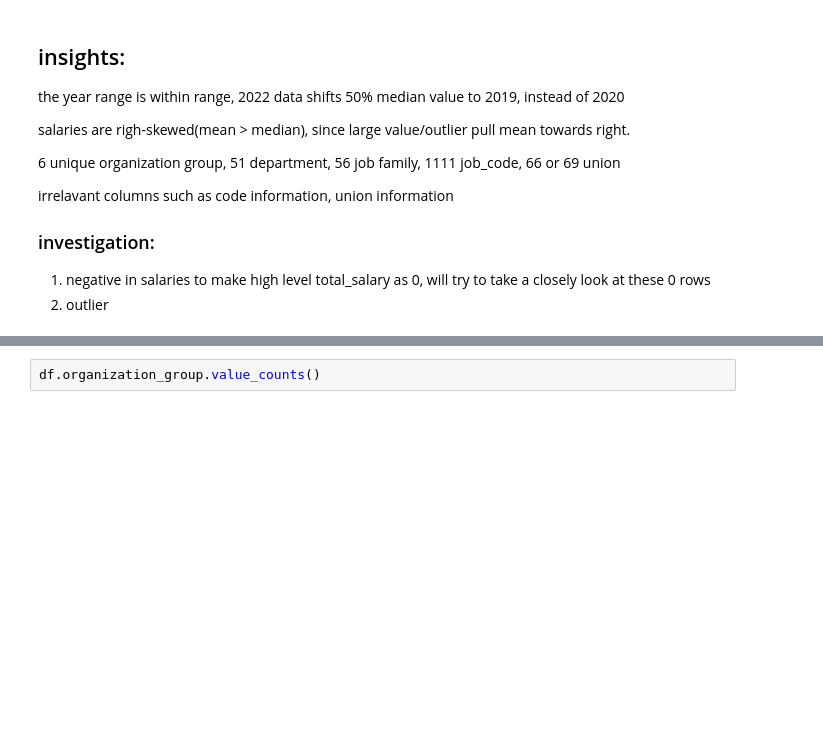
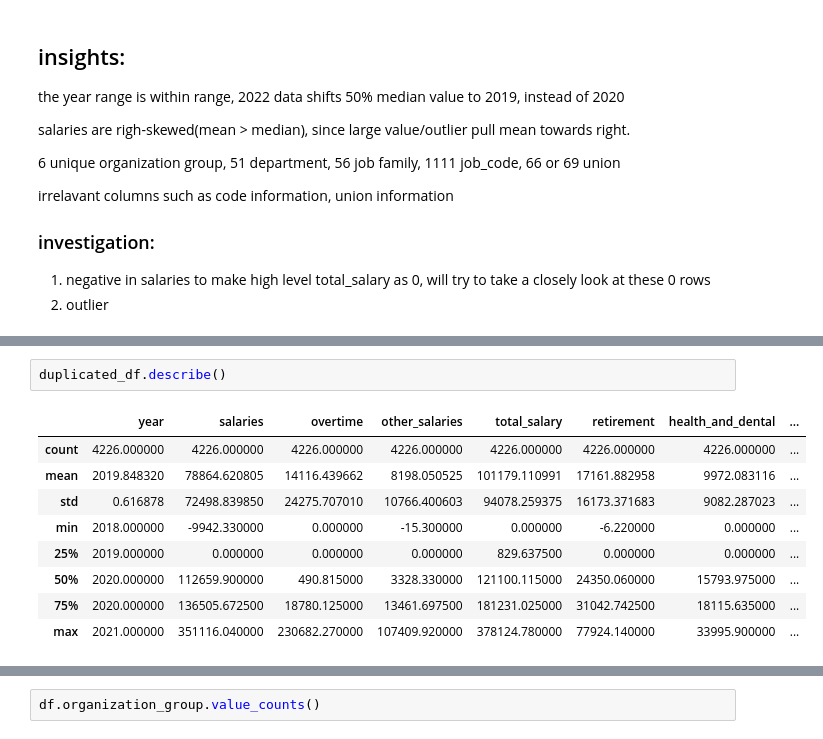
Before and after one commit to susiexia/SF_Employee_Comp_Dash, a Jupyter notebook: sf_comp_jupyter_analytics.ipynb, the cells around one changed output, grey strips where cells are left out. Saved outputs shown, nothing was run; the diff lists cells and outputs as text; blank space fills up the shorter version.

```diff
--- a/sf_comp_jupyter_analytics.ipynb
+++ b/sf_comp_jupyter_analytics.ipynb
@@ -216,0 +241,12 @@ df.describe()
+# %%
+duplicated_df.describe()
+# %% [output]
+|  | year | salaries | overtime | other_salaries | total_salary | retirement | health_and_dental | ... |
+| count | 4226.000000 | 4226.000000 | 4226.000000 | 4226.000000 | 4226.000000 | 4226.000000 | 4226.000000 | ... |
+| mean | 2019.848320 | 78864.620805 | 14116.439662 | 8198.050525 | 101179.110991 | 17161.882958 | 9972.083116 | ... |
+| std | 0.616878 | 72498.839850 | 24275.707010 | 10766.400603 | 94078.259375 | 16173.371683 | 9082.287023 | ... |
+| min | 2018.000000 | -9942.330000 | 0.000000 | -15.300000 | 0.000000 | -6.220000 | 0.000000 | ... |
+| 25% | 2019.000000 | 0.000000 | 0.000000 | 0.000000 | 829.637500 | 0.000000 | 0.000000 | ... |
+| 50% | 2020.000000 | 112659.900000 | 490.815000 | 3328.330000 | 121100.115000 | 24350.060000 | 15793.975000 | ... |
+| 75% | 2020.000000 | 136505.672500 | 18780.125000 | 13461.697500 | 181231.025000 | 31042.742500 | 18115.635000 | ... |
+| max | 2021.000000 | 351116.040000 | 230682.270000 | 107409.920000 | 378124.780000 | 77924.140000 | 33995.900000 | ... |
```
Also changed, not shown: parts of 17 cells of this notebook.
